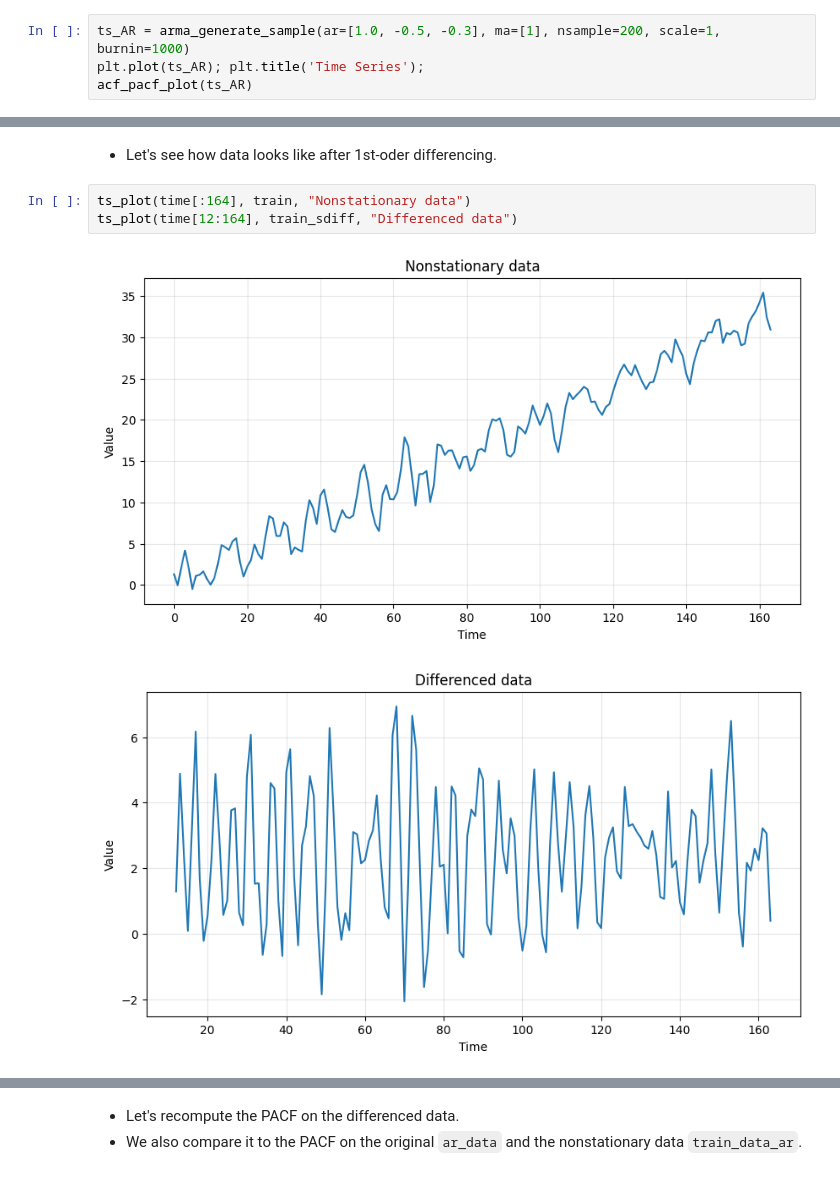
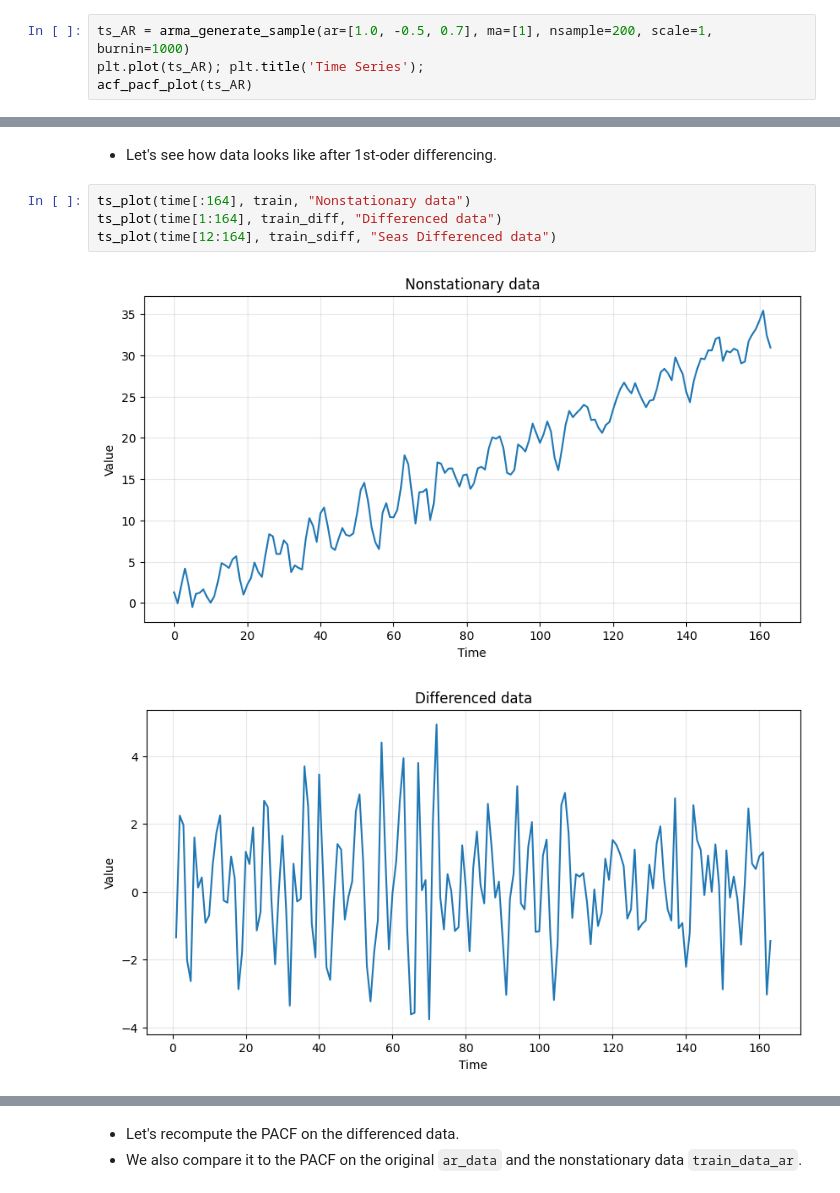
Before and after one commit to nsydn/ise043_tsaf, a Jupyter notebook: ise043_tsaf_2526f_4_ar_ma.ipynb, the cells around one changed output, grey strips where cells are left out. Drawn from its saved outputs; the diff is of its cells as text.

```diff
--- a/ise043_tsaf_2526f_4_ar_ma.ipynb
+++ b/ise043_tsaf_2526f_4_ar_ma.ipynb
@@ -201,7 +204,7 @@ $$X_t = c + \phi_1 X_{t-1} + \phi_2 X_{t-2} + \epsilon_t$$
 $$ X_t = 0.5 X_{t-1} - 0.7 X_{t-2} + \epsilon_t $$
 $$ X_t - 0.5 X_{t-1} + 0.7 X_{t-2} = \epsilon_t $$
 # %%
-ts_AR = arma_generate_sample(ar=[1.0, -0.5, -0.3], ma=[1], nsample=200, scale=1, burnin=1000)
+ts_AR = arma_generate_sample(ar=[1.0, -0.5, 0.7], ma=[1], nsample=200, scale=1, burnin=1000)
 plt.plot(ts_AR); plt.title('Time Series');
 acf_pacf_plot(ts_AR)
 # %% [output]
@@ -324,7 +327,8 @@ plt.plot(train_sdiff)
 - Let's see how data looks like after 1st-oder differencing.
 # %%
 ts_plot(time[:164], train, "Nonstationary data")
-ts_plot(time[12:164], train_sdiff, "Differenced data")
+ts_plot(time[1:164], train_diff, "Differenced data")
+ts_plot(time[12:164], train_sdiff, "Seas Differenced data")
 # %% [output]
 [figure]
-[figure, old version]
+[figure, new version]
```
Also changed, not shown: parts of 39 cells of this notebook.
